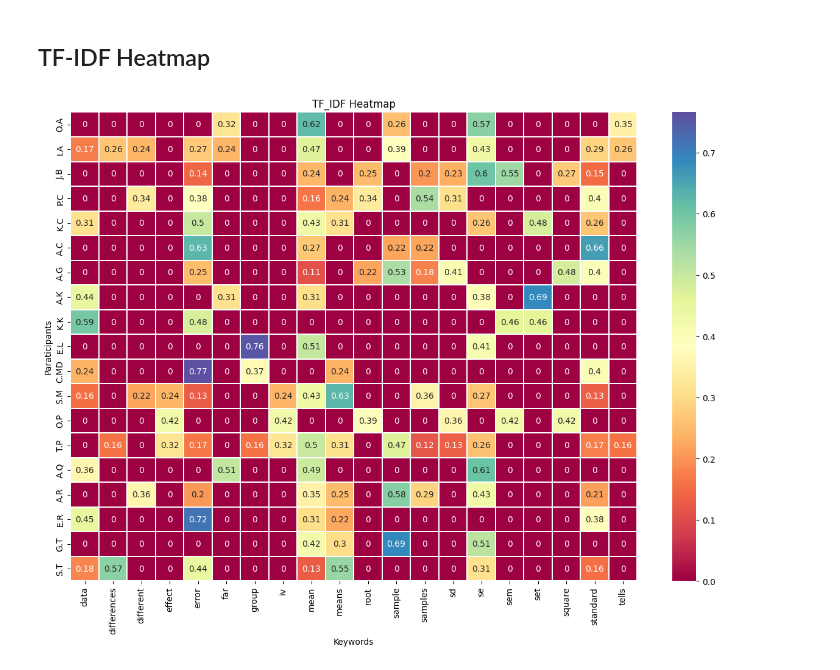
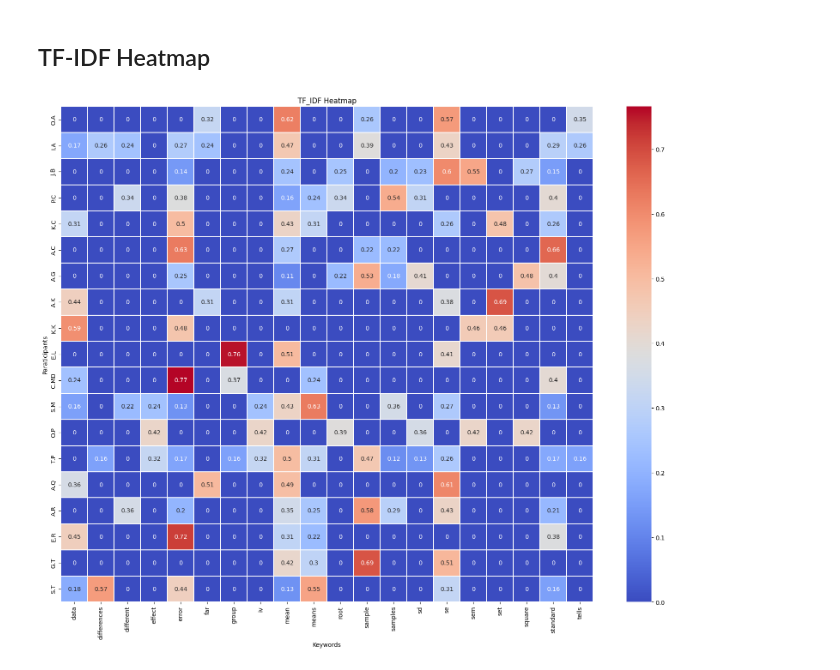
Before and after one commit to IsaiasPrez1003/TF-IDF-Stats-Topic-Modeling, a Jupyter notebook: TF-IDF scripts/TM_Q2 .ipynb, the cells around one changed output. Saved outputs shown, nothing was run; the diff lists cells and outputs as text; code cells hidden in the pictures.

```diff
--- a/TF-IDF scripts/TM_Q2 .ipynb
+++ b/TF-IDF scripts/TM_Q2 .ipynb
@@ -310,23 +310,23 @@ vectors_Q2_df.index = ID_code
 # %%
 import seaborn as sns
 import matplotlib.pyplot as plt
 
 
-plt.figure(figsize = (15, 10))
+plt.figure(figsize = (20, 15))
 
 sns.heatmap(vectors_Q2_df,
             robust = False,
             annot = True,
-            cmap = "Spectral",
+            cmap = "coolwarm",
             linewidths = .05,
                  )
 
 plt.title("TF_IDF Heatmap")
 
 plt.xlabel('Keywords')
 
 plt.ylabel("Paraticipants")
 
 plt.show()
 # %% [output]
-[figure, old version]
+[figure, new version]
```
Also changed, not shown: parts of 1 cell of this notebook, 1 other file.
